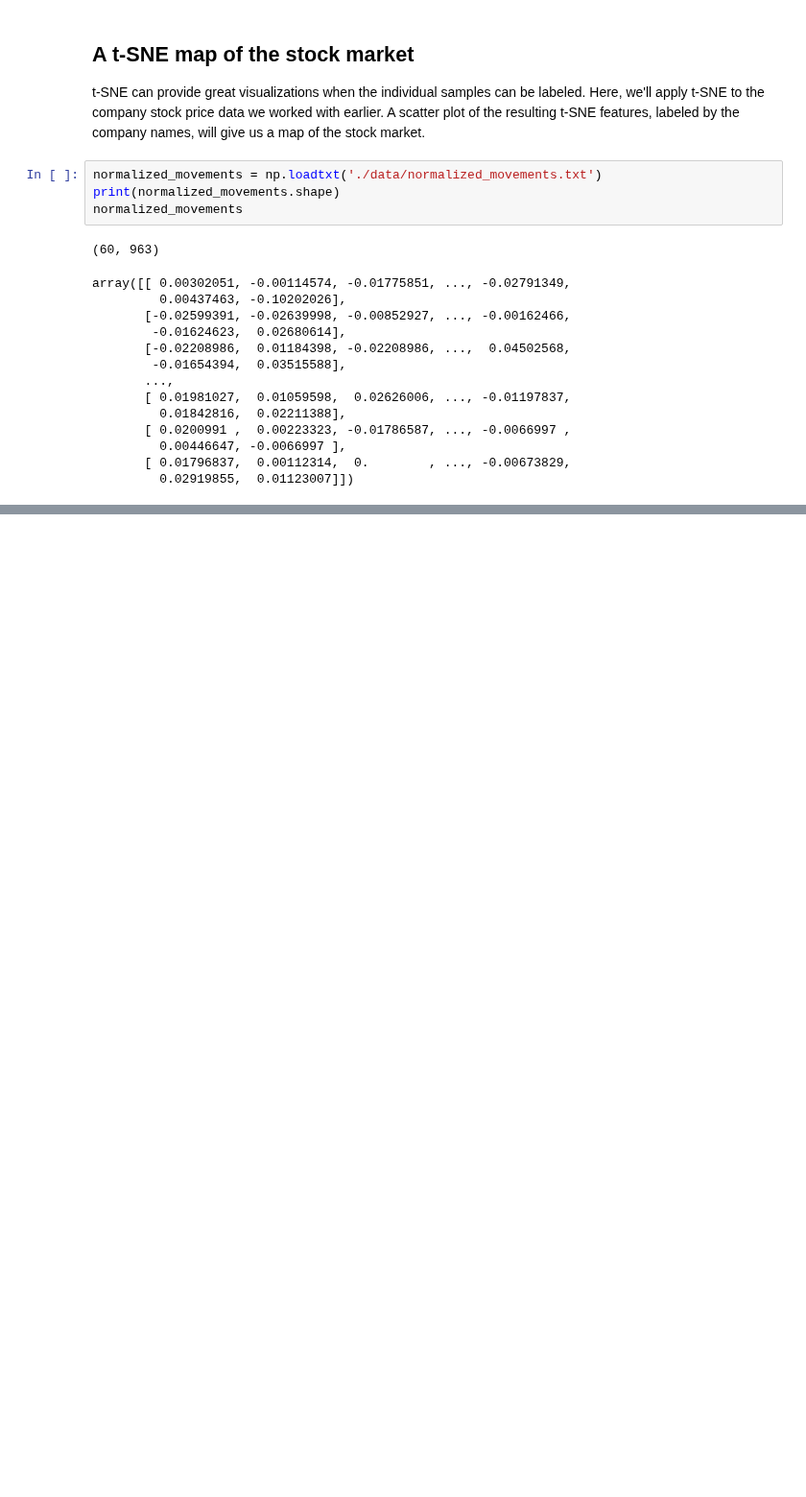
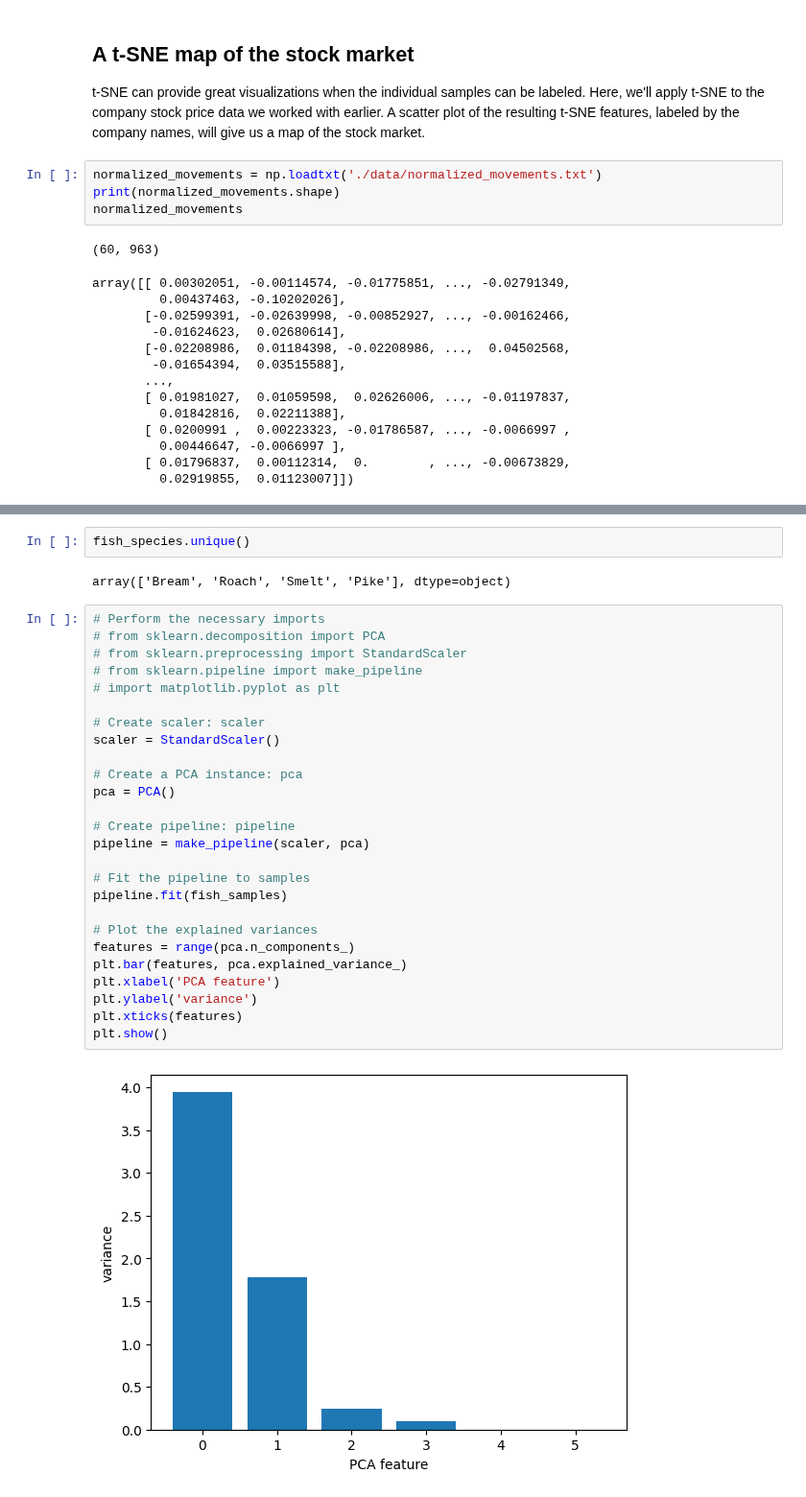
Before and after one commit to MichaelSzczepaniak/DataCamp, a Jupyter notebook: Tracks/Associate Data Scientist/34 Unsupervised Learning in Python/UnsuperInPython.ipynb, the cells around one changed output, grey strips where cells are left out. Shown at 96% size. Drawn from its saved outputs; the diff is of its cells as text; blank space fills up the shorter version.

```diff
--- a/Tracks/Associate Data Scientist/34 Unsupervised Learning in Python/UnsuperInPython.ipynb
+++ b/Tracks/Associate Data Scientist/34 Unsupervised Learning in Python/UnsuperInPython.ipynb
@@ -573,0 +673,32 @@ plt.show()
+# %%
+fish_species.unique()
+# %% [output]
+array(['Bream', 'Roach', 'Smelt', 'Pike'], dtype=object)
+# %%
+# Perform the necessary imports
+# from sklearn.decomposition import PCA
+# from sklearn.preprocessing import StandardScaler
+# from sklearn.pipeline import make_pipeline
+# import matplotlib.pyplot as plt
+
+# Create scaler: scaler
+scaler = StandardScaler()
+
+# Create a PCA instance: pca
+pca = PCA()
+
+# Create pipeline: pipeline
+pipeline = make_pipeline(scaler, pca)
+
+# Fit the pipeline to samples
+pipeline.fit(fish_samples)
+
+# Plot the explained variances
+features = range(pca.n_components_)
+plt.bar(features, pca.explained_variance_)
+plt.xlabel('PCA feature')
+plt.ylabel('variance')
+plt.xticks(features)
+plt.show()
+# %% [output]
+[figure, added]
```
Also changed, not shown: parts of 18 cells of this notebook, 1 other file.
